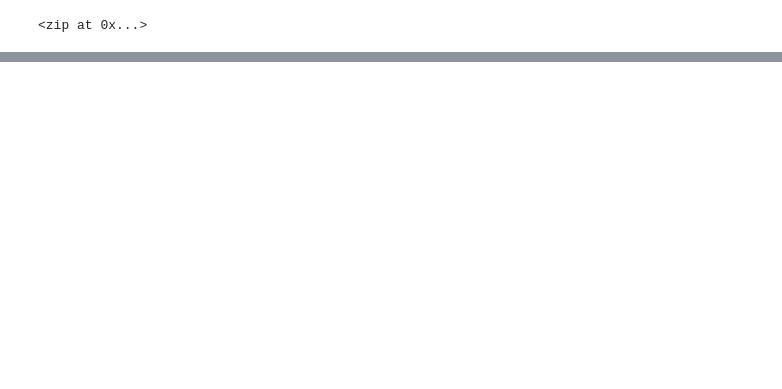
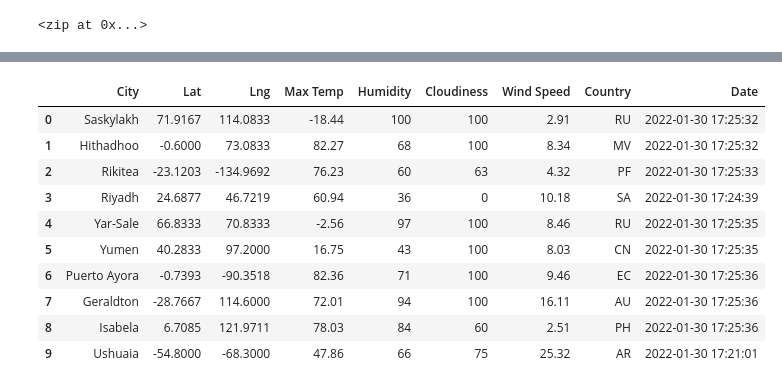
Before and after one commit to eriksvoboda/World_Weather_Analysis, a Jupyter notebook: WeatherPy.ipynb, the cells around one changed output, grey strips where cells are left out. Saved outputs shown, nothing was run; the diff lists cells and outputs as text; code cells hidden in the pictures; blank space fills up the shorter version.

Commit message:
Add files via upload
updated with weather df

```diff
--- a/WeatherPy.ipynb
+++ b/WeatherPy.ipynb
@@ -39,0 +48,5 @@ len(cities)
+# %%
+# Starting URL for Weather map api call
+
+url = "http://api.openweathermap.org/data/2.5/weather?units=Imperial&APPID=" + weather_api_key
+print(url)
@@ -39,0 +59,12 @@ len(cities)
+# %%
+# Create an empty list to hold the weather data
+city_data = []
+
+# Print the beginning of the logging
+print("Beginning Data Retrieval    ")
+print("----------------------------")
+
+# Create counters
+
+record_count = 1
+set_count = 1
@@ -39,0 +147,17 @@ len(cities)
+# %%
+# Convert the array of dictionaries into a DF
+
+city_data_df = pd.DataFrame(city_data)
+city_data_df.head(10)
+# %% [output]
+|  | City | Lat | Lng | Max Temp | Humidity | Cloudiness | Wind Speed | Country | Date |
+| 0 | Saskylakh | 71.9167 | 114.0833 | -18.44 | 100 | 100 | 2.91 | RU | 2022-01-30 17:25:32 |
+| 1 | Hithadhoo | -0.6000 | 73.0833 | 82.27 | 68 | 100 | 8.34 | MV | 2022-01-30 17:25:32 |
+| 2 | Rikitea | -23.1203 | -134.9692 | 76.23 | 60 | 63 | 4.32 | PF | 2022-01-30 17:25:33 |
+| 3 | Riyadh | 24.6877 | 46.7219 | 60.94 | 36 | 0 | 10.18 | SA | 2022-01-30 17:24:39 |
+| 4 | Yar-Sale | 66.8333 | 70.8333 | -2.56 | 97 | 100 | 8.46 | RU | 2022-01-30 17:25:35 |
+| 5 | Yumen | 40.2833 | 97.2000 | 16.75 | 43 | 100 | 8.03 | CN | 2022-01-30 17:25:35 |
+| 6 | Puerto Ayora | -0.7393 | -90.3518 | 82.36 | 71 | 100 | 9.46 | EC | 2022-01-30 17:25:36 |
+| 7 | Geraldton | -28.7667 | 114.6000 | 72.01 | 94 | 100 | 16.11 | AU | 2022-01-30 17:25:36 |
+| 8 | Isabela | 6.7085 | 121.9711 | 78.03 | 84 | 60 | 2.51 | PH | 2022-01-30 17:25:36 |
+| 9 | Ushuaia | -54.8000 | -68.3000 | 47.86 | 66 | 75 | 25.32 | AR | 2022-01-30 17:21:01 |
```
Also changed, not shown: parts of 9 cells of this notebook.
